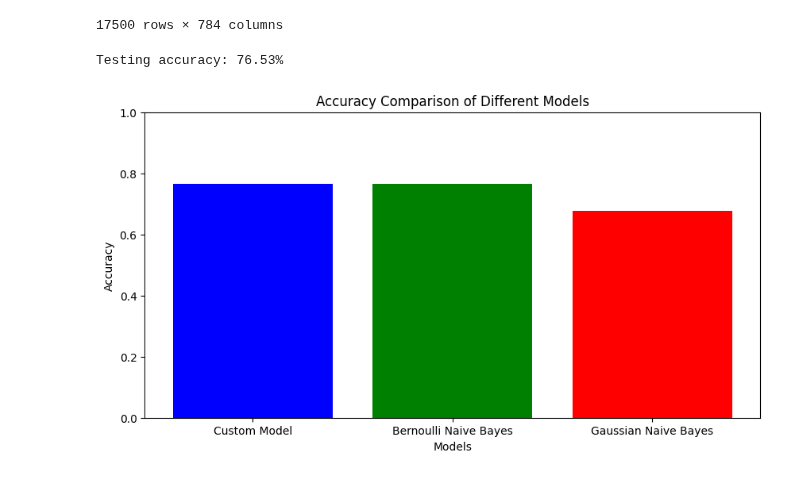
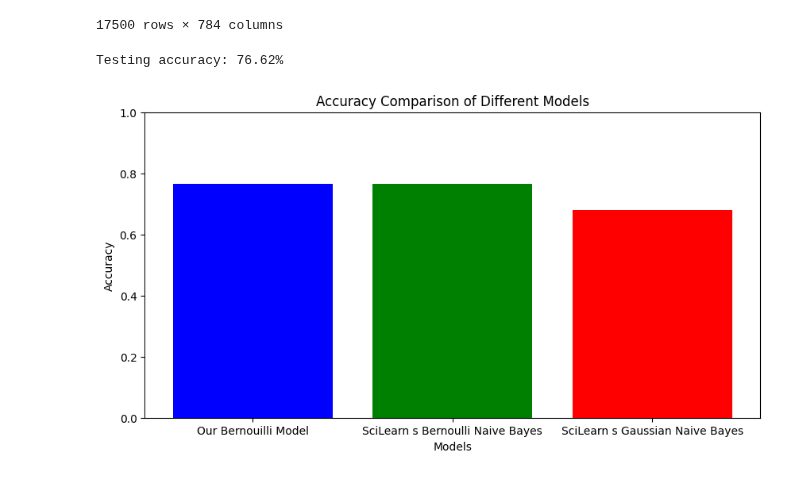
Before and after one commit to YasserIssam/Bernouilli-Machine-Learning, a Jupyter notebook: Bernouilli2.ipynb, the cells around one changed output. Drawn from its saved outputs; the diff is of its cells as text; code cells hidden in the pictures.

```diff
--- a/Bernouilli2.ipynb
+++ b/Bernouilli2.ipynb
@@ -18,7 +18,7 @@ class MyModel:
             self.class_prior_[c] = class_samples.shape[0] / n_samples
 
             # Calculate feature probabilities for each class
-            self.feature_prob_[c] = (class_samples.sum(axis=0) + 1) / (class_samples.shape[0] + 2)
+            self.feature_prob_[c] = (class_samples.sum(axis=0) + 1) / (class_samples.shape[0]+1)
 
     def predict(self, X):
         n_samples, n_features = X.shape
@@ -122,33 +121,33 @@ from sklearn.naive_bayes import BernoulliNB, GaussianNB
 model = MyModel()
 model.fit(Xtrain, ytrain)
 accuracy1 = model.score(Xtest.values, ytest.values)
 print(f"Testing accuracy: {accuracy1:.2%}")
 
 # SciLearn's Bernoulli Naive Bayes model
 model2 = BernoulliNB()
 model2.fit(Xtrain, ytrain)
 y_pred = model2.predict(Xtest)
 accuracy2 = accuracy_score(ytest, y_pred)
 
 # SciLearn's Gaussian Naive Bayes model
 Xtrain_flatten = Xtrain.values.reshape(-1, 784)
 Xtest_flatten = Xtest.values.reshape(-1, 784)
 model3 = GaussianNB()
 model3.fit(Xtrain_flatten, ytrain)
 y_pred = model3.predict(Xtest_flatten)
 accuracy3 = accuracy_score(ytest, y_pred)
 
 # Create a bar chart to compare the accuracies
-models = ['Custom Model', 'Bernoulli Naive Bayes', 'Gaussian Naive Bayes']
+models = ['Our Bernouilli Model', 'SciLearn s Bernoulli Naive Bayes', 'SciLearn s Gaussian Naive Bayes']
 accuracies = [accuracy1, accuracy2, accuracy3]
 
 plt.figure(figsize=(10, 5))
 plt.bar(models, accuracies, color=['blue', 'green', 'red'])
 plt.xlabel('Models')
 plt.ylabel('Accuracy')
 plt.title('Accuracy Comparison of Different Models')
 plt.ylim(0, 1)  # Set the y-axis limit from 0 to 1 for accuracy percentage
 plt.show()
 # %% [output]
-Testing accuracy: 76.53%
+Testing accuracy: 76.62%
-[figure, old version]
+[figure, new version]
```
Also changed, not shown: parts of 1 cell of this notebook.
